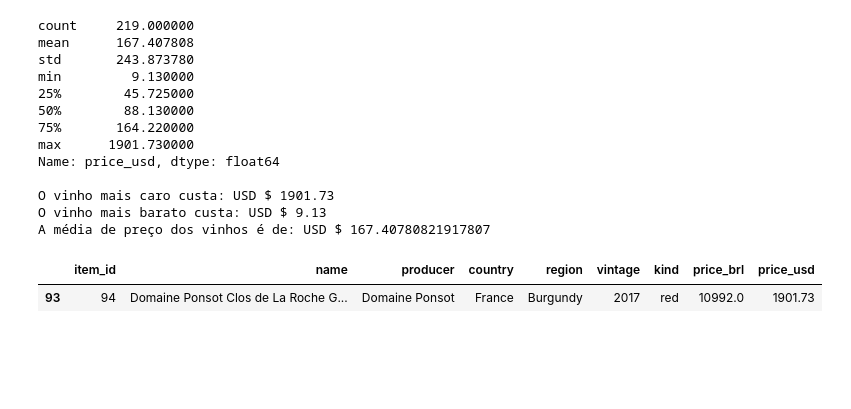
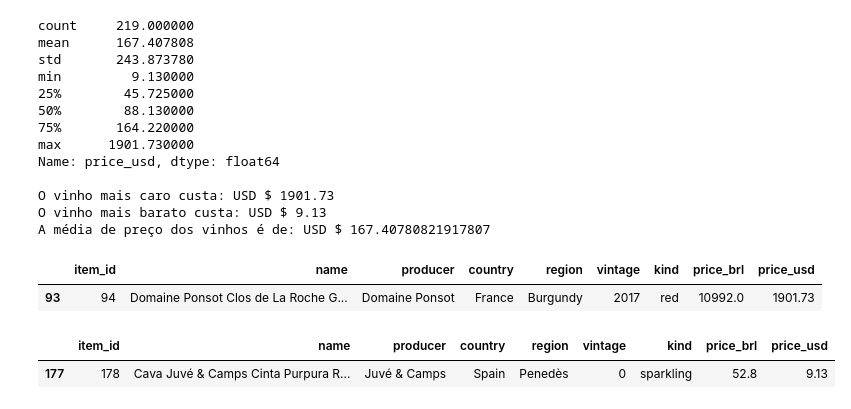
Before and after one commit to JhonnyLimachi/Sigmoidal, a Jupyter notebook: 41_4_[PROJETO]_Previsão_de_Demanda_(Time_Series_Forecasting).ipynb, the cells around one changed output. Cells and saved outputs as stored; diff of their text form; code cells hidden in the pictures; blank space fills up the shorter version.

```diff
--- a/41_4_[PROJETO]_Previsão_de_Demanda_(Time_Series_Forecasting).ipynb
+++ b/41_4_[PROJETO]_Previsão_de_Demanda_(Time_Series_Forecasting).ipynb
@@ -351,3 +351,9 @@ df[df.price_usd == 1901.73]
 # %% [output]
 |  | item_id | name | producer | country | region | vintage | kind | price_brl | price_usd |
 | 93 | 94 | Domaine Ponsot Clos de La Roche G... | Domaine Ponsot | France | Burgundy | 2017 | red | 10992.0 | 1901.73 |
+# %%
+# vinho mais barato da carte
+df[df.price_usd == 9.13]
+# %% [output]
+|  | item_id | name | producer | country | region | vintage | kind | price_brl | price_usd |
+| 177 | 178 | Cava Juvé & Camps Cinta Purpura R... | Juvé & Camps | Spain | Penedès | 0 | sparkling | 52.8 | 9.13 |
```
Also changed, not shown: parts of 2 cells of this notebook.
